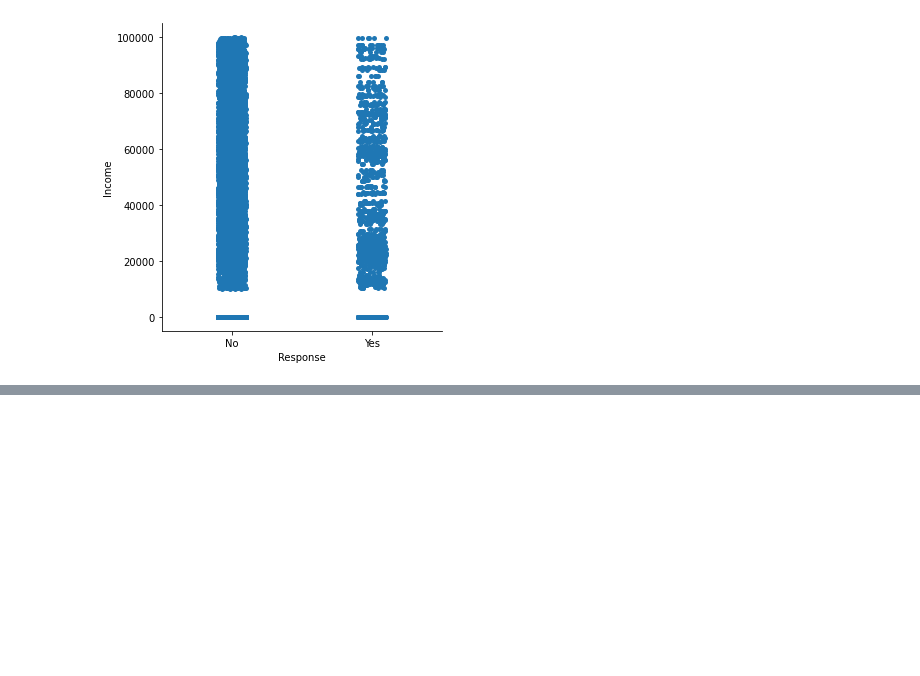
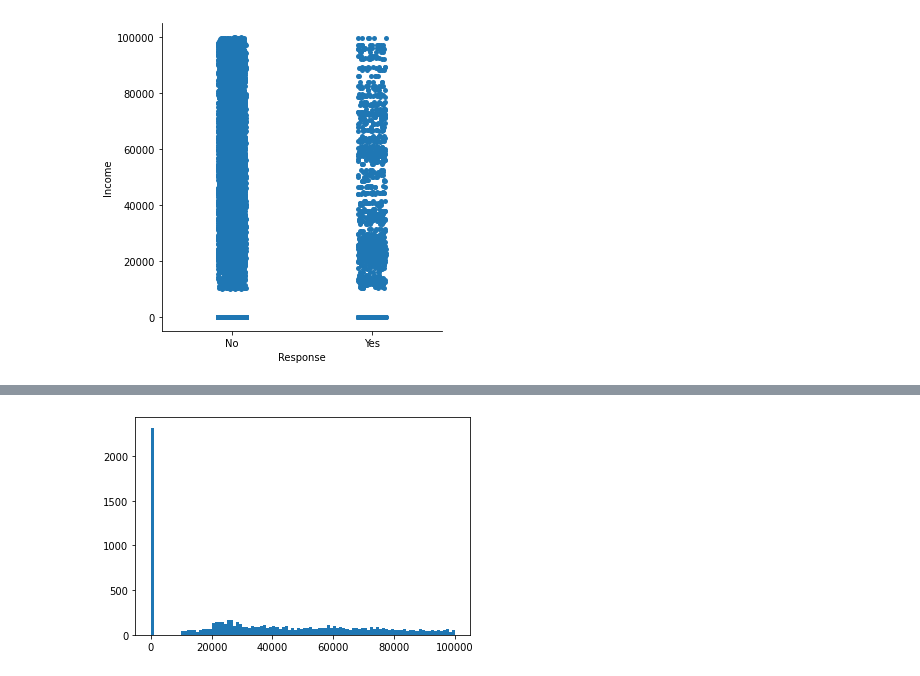
Before and after one commit to rjpeters/lab-customer-analysis-round-2, a Jupyter notebook: Lab2 etc.ipynb, the cells around one changed output, grey strips where cells are left out. Cells and saved outputs as stored; diff of their text form; code cells hidden in the pictures; blank space fills up the shorter version.

```diff
--- a/Lab2 etc.ipynb
+++ b/Lab2 etc.ipynb
@@ -575,0 +574,5 @@ I'm not seeing bell curves here, so I'll say no - they don't look like a normal
+# %%
+plt.hist(numerical['Income'], bins=100)
+plt.show()
+# %% [output]
+[figure, added]
```
Also changed, not shown: parts of 41 cells of this notebook.
